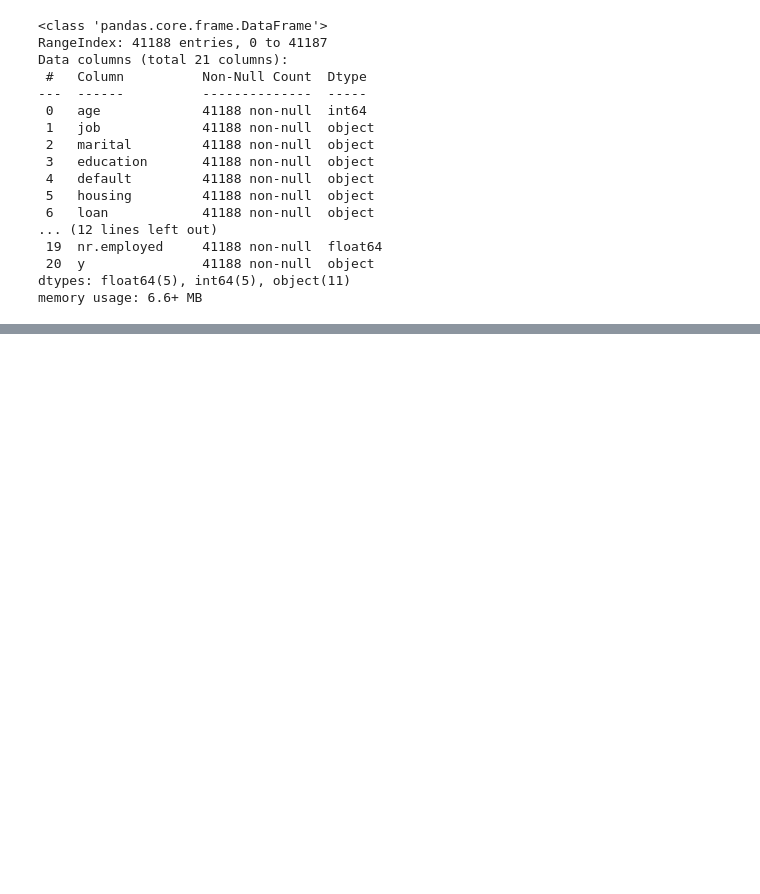
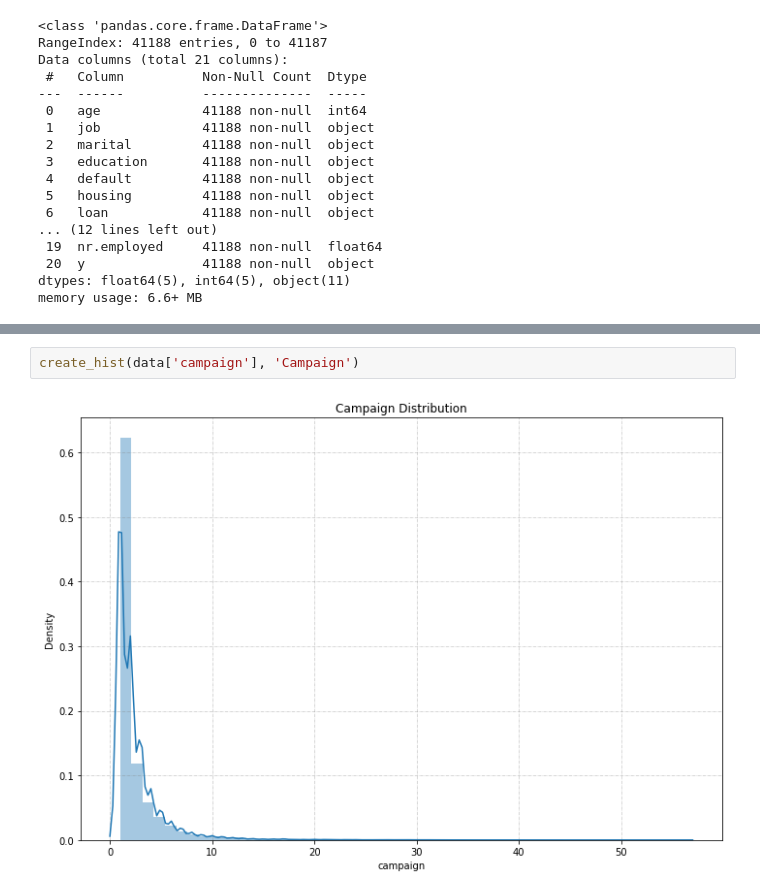
Before and after one commit to ShawnLiu119/Bank-Marketing_Clas-Clus-AppDev, a Jupyter notebook: BankMkt_EDA.ipynb, the cells around one changed output, grey strips where cells are left out. Drawn from its saved outputs; the diff is of its cells as text; blank space fills up the shorter version.

```diff
--- a/BankMkt_EDA.ipynb
+++ b/BankMkt_EDA.ipynb
@@ -43,0 +56,4 @@ from sklearn.preprocessing import StandardScaler
+# %%
+create_hist(data['campaign'], 'Campaign')
+# %% [output]
+[figure, added]
```
Also changed, not shown: parts of 8 cells of this notebook.
